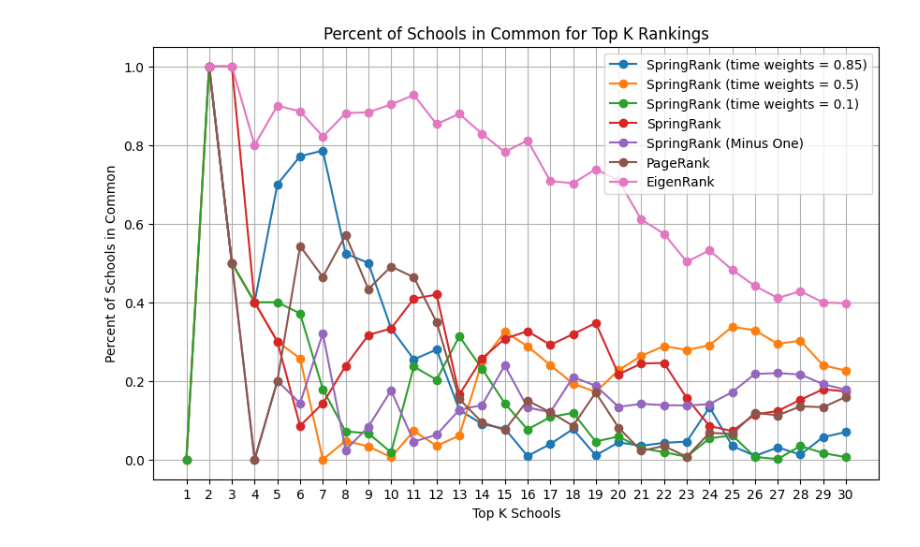
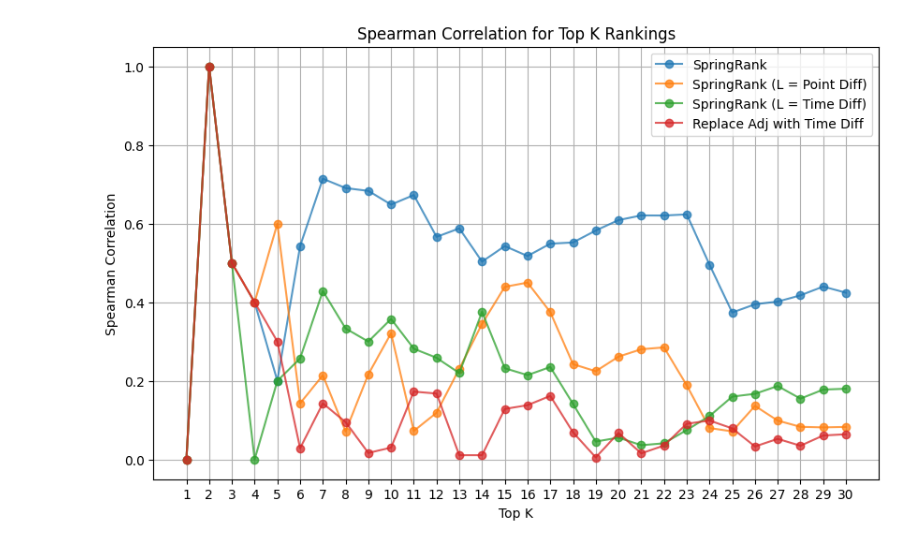
Before and after one commit to Violet-Ross/xc_ranking, a Jupyter notebook: rankingComparisons.ipynb, the cells around one changed output. Saved outputs shown, nothing was run; the diff lists cells and outputs as text; code cells hidden in the pictures.

Commit message:
time and point difference with L matrix

```diff
--- a/rankingComparisons.ipynb
+++ b/rankingComparisons.ipynb
@@ -27,5 +28,11 @@ adj = pd.read_csv("./running_all_d3.csv", header=0)
 labels = adj.columns.tolist()
 A = adj.values
 # %%
-L = pd.read_csv("./running_all_d3_diff.csv", header=0)
-L = L.to_numpy()
+point_diff = pd.read_csv("./running_all_d3_diff.csv", header=0)
+point_diff = point_diff.to_numpy()
+
+
+time_diff = pd.read_csv("./running_all_d3_time_diff.csv", header=0)
+time_diff = time_diff.to_numpy()
+
+time_diff
@@ -92,6 +139,6 @@ def springRank(G, nodelist, alpha=0.1, change_adj = False,change_minus_one=False
 # %%
 alpha = 0.1
-raw_scores = springRank(G, labels, alpha)
+raw_scores = springRank(G, labels, alpha, L = point_diff)
 scores = np.array([ raw_scores[node] for node in labels ])
 scores_norm = (scores - scores.min()) / (scores.max() - scores.min() + 1e-9)
 # %%
@@ -166,8 +211,8 @@ def ordered(scores):
     for i in range(len(final_rankings)):
         ordered.append(sorted_list[i][0])
     return ordered
-def do_springrank_change_diff(G):
-    raw_scores = springRank(G, labels, alpha, change_minus_one=True)
+def do_springrank_change_diff(G, L):
+    raw_scores = springRank(G, labels, alpha, change_minus_one=True, L=L)
     scores = np.array([ raw_scores[node] for node in labels ])
     return ordered(scores)
 def do_springrank_adj_change(G):
@@ -193,18 +238,20 @@ def do_eigenrank(G):
 # %%
 springrank_mses = []
 springrank_mses_minus_one = []
+springrank_mses_minus_one_time = []
 springrank_mses_change_adj = []
 springrank_mses_both_changes = []
 pagerank_mses = []
 eigenrank_mses = []
 
 spring_rankings = do_springrank(G)
-spring_rankings_minus_one = do_springrank_change_diff(G)
-# spring_rankings_change_adj = do_springrank_adj_change(G)
+spring_rankings_minus_one = do_springrank_change_diff(G, point_diff)
+spring_rankings_minus_one_time = do_springrank_change_diff(G, time_diff)
+spring_rankings_change_adj = do_springrank_adj_change(G)
 # spring_rankings_both_changes = do_springrank_both_changes(G)
 
-pagerank_rankings = do_pagerank(G)
-eigenrank_rankings = do_eigenrank(G)
+# pagerank_rankings = do_pagerank(G)
+# eigenrank_rankings = do_eigenrank(G)
 
 print(spring_rankings)
 for k in range(1, 31):
@@ -214,44 +261,54 @@ for k in range(1, 31):
     springrank_mse_minus_one = top_k_mse(k, spring_rankings_minus_one, final_rankings)
     springrank_mses_minus_one.append(springrank_mse_minus_one)
 
-    # springrank_mse_change_adj = top_k_mse(k, spring_rankings_change_adj, final_rankings)
-    # springrank_mses_change_adj.append(springrank_mse_change_adj)
+    springrank_mse_minus_one_time = top_k_mse(k, spring_rankings_minus_one_time, final_rankings)
+    springrank_mses_minus_one_time.append(springrank_mse_minus_one_time)
+
+    springrank_mse_change_adj = top_k_mse(k, spring_rankings_change_adj, final_rankings)
+    springrank_mses_change_adj.append(springrank_mse_change_adj)
 
     # springrank_mse_both_changes = top_k_mse(k, spring_rankings_both_changes, final_rankings)
     # springrank_mses_both_changes.append(springrank_mse_both_changes)
 
-    pagerank_mse = top_k_mse(k, pagerank_rankings, final_rankings)
-    pagerank_mses.append(pagerank_mse)
+    # pagerank_mse = top_k_mse(k, pagerank_rankings, final_rankings)
+    # pagerank_mses.append(pagerank_mse)
 
-    eigenrank_mse = top_k_mse(k, eigenrank_rankings, final_rankings)
-    eigenrank_mses.append(eigenrank_mse)
+    # eigenrank_mse = top_k_mse(k, eigenrank_rankings, final_rankings)
+    # eigenrank_mses.append(eigenrank_mse)
 
 plt.figure(figsize=(10, 6))
 
 # dropoff of dates
-# alpha (0.85)
-dropoff = [0, 0.9999999999999999, 0.5, 0.39999999999999997, 0.7, 0.7714285714285715, 0.7857142857142859, 0.523809523809524, 0.5, 0.33333333333333326, 0.2545454545454546, 0.2797202797202798, 0.12637362637362637, 0.09010989010989012, 0.07857142857142857, 0.008823529411764706, 0.03921568627450981, 0.07739938080495357, 0.010526315789473684, 0.04360902255639097, 0.03506493506493507, 0.042348955392433656, 0.04545454545454545, 0.13304347826086957, 0.03461538461538462, 0.009230769230769232, 0.030525030525030524, 0.012588943623426383, 0.05714285714285713, 0.06963292547274749]
+# alpha (1)
+# dropoff_1 = [0, 0.9999999999999999, 1.0, 0.39999999999999997, 0.3, 0.08571428571428573, 0.14285714285714288, 0.2380952380952381, 0.31666666666666665, 0.33333333333333326, 0.4090909090909091, 0.41958041958041964, 0.16483516483516483, 0.2571428571428571, 0.3071428571428571, 0.32647058823529407, 0.2916666666666667, 0.31888544891640863, 0.3473684210526316, 0.21654135338345865, 0.24415584415584415, 0.24562394127611523, 0.15612648221343872, 0.08521739130434783, 0.0723076923076923, 0.11452991452991453, 0.12332112332112331, 0.15216201423097975, 0.17881773399014775, 0.17285873192436038]
 
-# alpha (0.5)
-drop = [0, 0.9999999999999999, 0.5, 0.39999999999999997, 0.3, 0.2571428571428572, 0.0, 0.04761904761904763, 0.03333333333333333, 0.006060606060606061, 0.07272727272727274, 0.034965034965034975, 0.06043956043956044, 0.24835164835164836, 0.32499999999999996, 0.28823529411764703, 0.24019607843137256, 0.1929824561403509, 0.1719298245614035, 0.2270676691729323, 0.2636363636363636, 0.2885375494071147, 0.27865612648221344, 0.2904347826086956, 0.3376923076923077, 0.3285470085470085, 0.29426129426129427, 0.3021346469622332, 0.23940886699507383, 0.22625139043381537]
+# # alpha (0.75)
+# dropoff_75 = [0, 0.9999999999999999, 0.5, 0.19999999999999998, 0.19999999999999998, 0.2, 0.03571428571428572, 0.023809523809523815, 0.03333333333333333, 0.09090909090909088, 0.3181818181818182, 0.3076923076923077, 0.39560439560439564, 0.42857142857142855, 0.36428571428571427, 0.3, 0.2377450980392157, 0.2549019607843137, 0.21403508771929824, 0.22255639097744356, 0.26103896103896107, 0.2625635234330887, 0.29249011857707513, 0.16086956521739126, 0.12615384615384617, 0.12136752136752137, 0.10012210012210011, 0.0990695128626163, 0.12709359605911327, 0.13548387096774192]
 
-# alpha (0.1)
-drop1 = [0, 0.9999999999999999, 0.5, 0.39999999999999997, 0.39999999999999997, 0.3714285714285715, 0.1785714285714286, 0.07142857142857144, 0.06666666666666667, 0.01818181818181818, 0.23636363636363636, 0.2027972027972028, 0.3131868131868132, 0.23076923076923075, 0.14285714285714282, 0.07647058823529412, 0.10784313725490197, 0.11867905056759545, 0.0456140350877193, 0.05864661654135337, 0.02857142857142857, 0.018633540372670808, 0.00691699604743083, 0.05391304347826086, 0.061538461538461535, 0.006495726495726496, 0.001221001221001221, 0.034482758620689655, 0.016256157635467977, 0.006006674082313682]
+# # alpha (0.5)
+# dropoff_05 = [0, 0.9999999999999999, 0.5, 0.39999999999999997, 0.3, 0.2571428571428572, 0.0, 0.04761904761904763, 0.03333333333333333, 0.006060606060606061, 0.07272727272727274, 0.034965034965034975, 0.06043956043956044, 0.24835164835164836, 0.32499999999999996, 0.28823529411764703, 0.24019607843137256, 0.1929824561403509, 0.1719298245614035, 0.2270676691729323, 0.2636363636363636, 0.2885375494071147, 0.27865612648221344, 0.2904347826086956, 0.3376923076923077, 0.3285470085470085, 0.29426129426129427, 0.3021346469622332, 0.23940886699507383, 0.22625139043381537]
 
-plt.plot(range(1, 31), dropoff, marker='o', label='SpringRank (time weights = 0.85)')
-plt.plot(range(1, 31), drop, marker='o', label='SpringRank (time weights = 0.5)')
-plt.plot(range(1, 31), drop1, marker='o', label='SpringRank (time weights = 0.1)')
-plt.plot(range(1, 31), springrank_mses, marker='o', label='SpringRank')
+# # alpha (0.1)
+# dropoff_01 = [0, 0.9999999999999999, 0.5, 0.39999999999999997, 0.39999999999999997, 0.3714285714285715, 0.1785714285714286, 0.07142857142857144, 0.06666666666666667, 0.01818181818181818, 0.23636363636363636, 0.2027972027972028, 0.3131868131868132, 0.23076923076923075, 0.14285714285714282, 0.07647058823529412, 0.10784313725490197, 0.11867905056759545, 0.0456140350877193, 0.05864661654135337, 0.02857142857142857, 0.018633540372670808, 0.00691699604743083, 0.05391304347826086, 0.061538461538461535, 0.006495726495726496, 0.001221001221001221, 0.034482758620689655, 0.016256157635467977, 0.006006674082313682]
+
+# plt.plot(range(1, 31), dropoff_1, marker='o', label=r"$\alpha$ = 0.85", alpha=0.75)
+# plt.plot(range(1, 31), dropoff_75, marker='o', label=r'$\alpha$ = 0.75', alpha=0.75)
+# plt.plot(range(1, 31), dropoff_05, marker='o', label=r'$\alpha$ = 0.5', alpha=0.75)
+# plt.plot(range(1, 31), dropoff_01, marker='o', label=r'$\alpha$ = 0.1', alpha=0.75)
 # plt.plot(range(1, 31), springrank_mses_both_changes, marker='o', label='SpringRank (Both Changes)')
-plt.plot(range(1, 31), springrank_mses_minus_one, marker='o', label='SpringRank (Minus One)')
-# plt.plot(range(1, 31), springrank_mses_change_adj, marker='o', label='SpringRank (Change Adj)')
-plt.plot(range(1, 31), pagerank_mses, marker='o', label='PageRank')
-plt.plot(range(1, 31), eigenrank_mses, marker='o', label='EigenRank')
+# plt.plot(range(1, 31), springrank_mses_minus_one, marker='o', label='SpringRank (Minus One)')
+plt.plot(range(1, 31), springrank_mses, marker='o', label='SpringRank', alpha=0.75)
+plt.plot(range(1, 31), springrank_mses_minus_one, marker='o', label='SpringRank (L = Point Diff)', alpha=0.75)
+plt.plot(range(1, 31), springrank_mses_minus_one_time, marker='o', label='SpringRank (L = Time Diff)', alpha=0.75)
+plt.plot(range(1, 31), springrank_mses_change_adj, marker='o', label='Replace Adj with Time Diff', alpha=0.75)
+# plt.plot(range(1, 31), pagerank_mses, marker='o', label='PageRank')
+# plt.plot(range(1, 31), eigenrank_mses, marker='o', label='EigenRank')
 plt.legend()
-plt.title('Spearman for Top K Rankings')
+plt.title('Spearman Correlation for Top K Rankings')
 plt.xlabel('Top K')
 plt.ylabel('Spearman Correlation')
 plt.xticks(range(1, 31))
 plt.grid()
 plt.show()
+print(springrank_mses)
 # %% [output]
@@ -259 +316 @@ plt.show()
-[figure, old version]
+[figure, new version]
```
Also changed, not shown: parts of 10 cells of this notebook, 7 other files.
